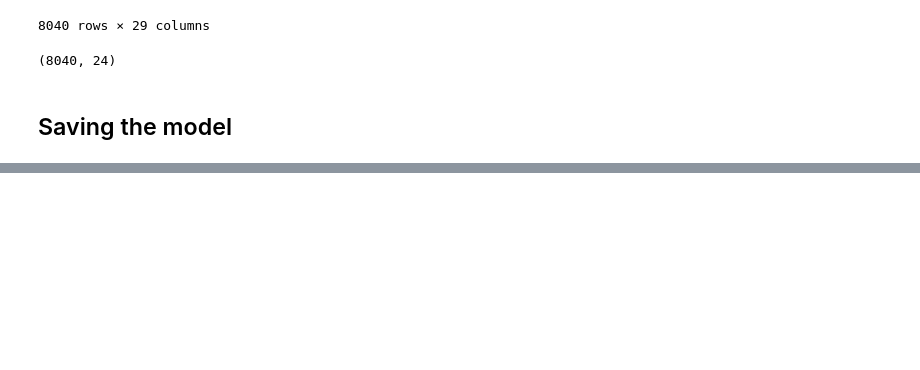
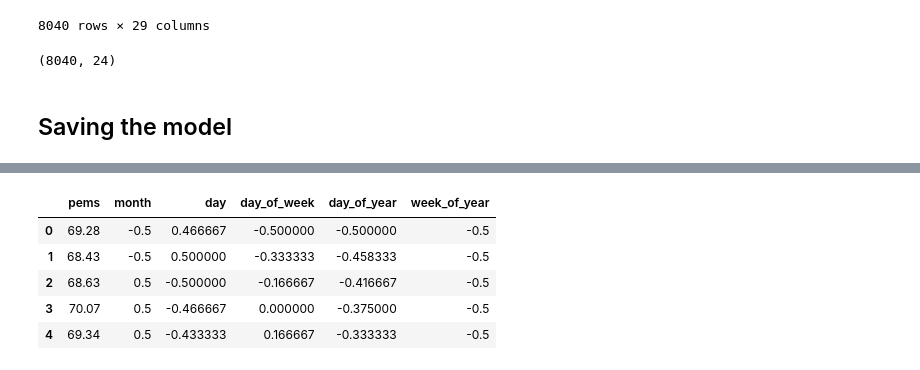
Before and after one commit to AimjGuytidy/WQU-Thesis, a Jupyter notebook: GBRT.ipynb, the cells around one changed output, grey strips where cells are left out. Saved outputs shown, nothing was run; the diff lists cells and outputs as text; code cells hidden in the pictures; blank space fills up the shorter version.

```diff
--- a/GBRT.ipynb
+++ b/GBRT.ipynb
@@ -452,0 +481,5 @@ prediction.shape
+# %%
+tester = pd.read_csv('/content/predict1.csv')
+tester['Date'] = pd.to_datetime(tester['Date'])
+tester = tester.set_index('Date')
+tester.head()
@@ -452,0 +494,33 @@ prediction.shape
+# %%
+Data=[]
+start_date=datetime(2021, 8, 30) # define start date
+for i in range(0,len(tester)):
+  record=[]
+  record.append(tester.iloc[i,:].values[0]) #adding the xchangerate value
+  record.append(start_date.month)
+  record.append(start_date.day)
+  #record.append(start_date.hour)
+  #record.append(start_date.minute)
+  record.append(start_date.weekday())
+  record.append(start_date.timetuple().tm_yday)
+  record.append(start_date.isocalendar()[1])
+  #print(start_date.month,' ',start_date.day,' ',start_date.hour,' ',start_date.weekday(),' ',start_date.timetuple().tm_yday,' ',start_date.isocalendar()[1])
+  start_date=start_date+ timedelta(days=1)
+  #print('year',start_date.year,'Month:',start_date.month,' day:',start_date.day,' hour:',start_date.hour)
+  Data.append(record)
+########## change list of lists to df ################
+headers=['pems','month','day','day_of_week','day_of_year','week_of_year']
+Data_df = pd.DataFrame(Data, columns=headers)
+#print(Data_df)
+sub=Data_df.iloc[:,1:]
+New_sub= preprocessing.minmax_scale(sub, feature_range=(-0.5, 0.5))
+#Normalize features to be from -0.5 to 0.5 as mentioned in the paper
+Normalized_Data_df=pd.DataFrame(pd.np.column_stack([Data_df.iloc[:,0],New_sub]), columns=headers)
+Normalized_Data_df.head()
+# %% [output]
+|  | pems | month | day | day_of_week | day_of_year | week_of_year |
+| 0 | 69.28 | -0.5 | 0.466667 | -0.500000 | -0.500000 | -0.5 |
+| 1 | 68.43 | -0.5 | 0.500000 | -0.333333 | -0.458333 | -0.5 |
+| 2 | 68.63 | 0.5 | -0.500000 | -0.166667 | -0.416667 | -0.5 |
+| 3 | 70.07 | 0.5 | -0.466667 | 0.000000 | -0.375000 | -0.5 |
+| 4 | 69.34 | 0.5 | -0.433333 | 0.166667 | -0.333333 | -0.5 |
```
Also changed, not shown: parts of 19 cells of this notebook.
